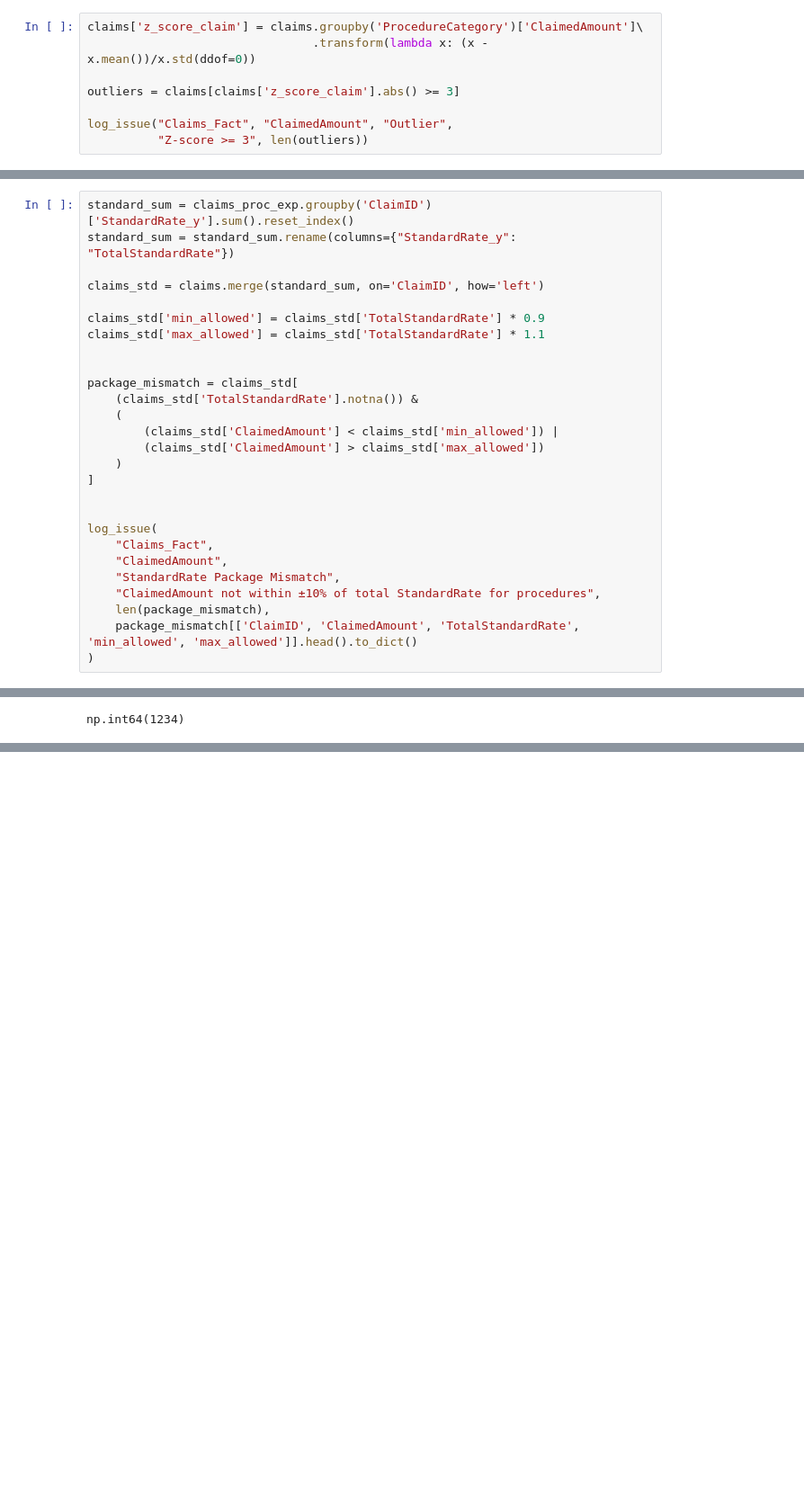
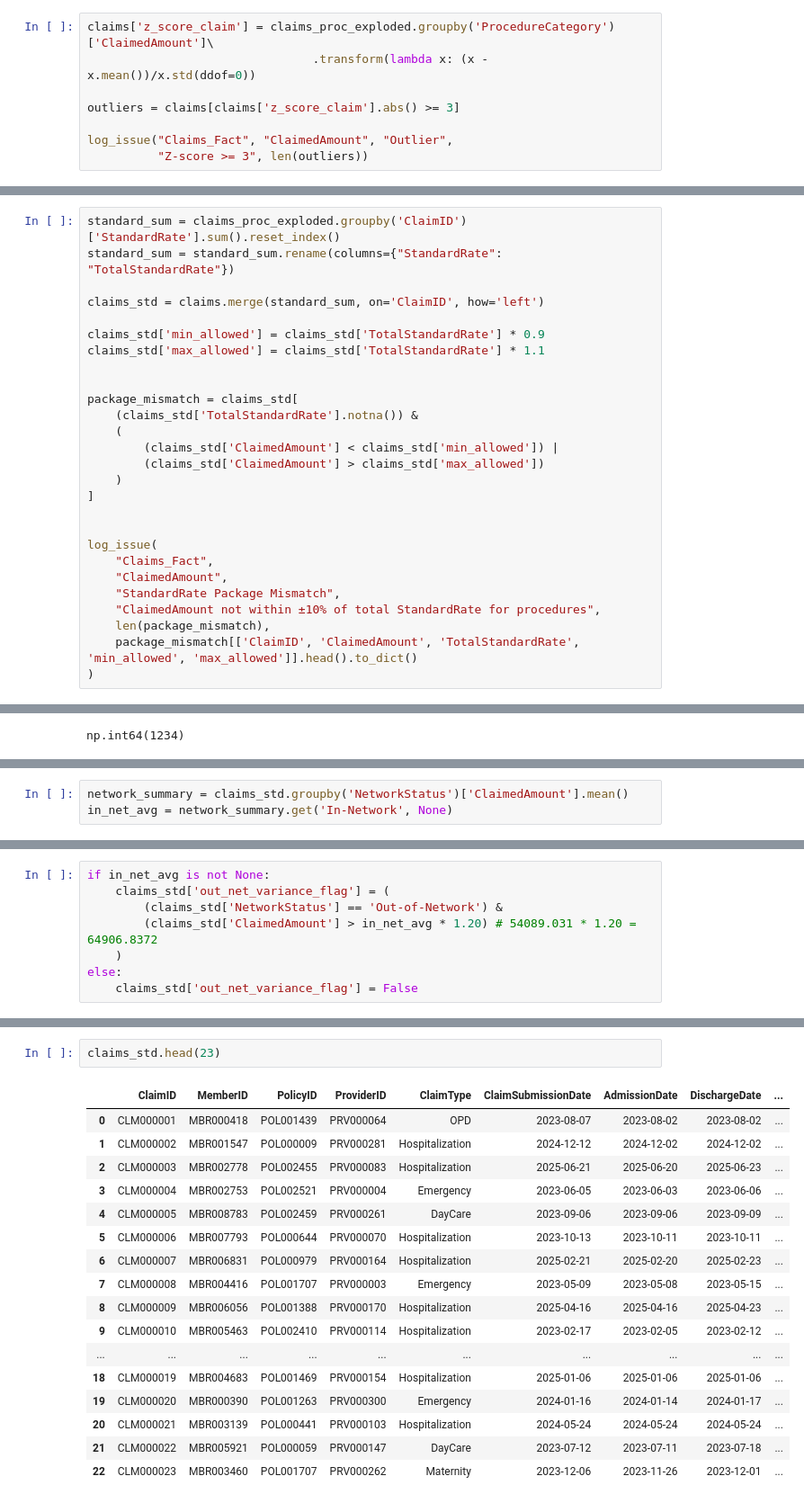
Before and after one commit to Abdulsubahan2003/Capstone, a Jupyter notebook: Capstone/01Capstone.ipynb, the cells around one changed output, grey strips where cells are left out. Shown at 90% size. Drawn from its saved outputs; the diff is of its cells as text; blank space fills up the shorter version.

```diff
--- a/Capstone/01Capstone.ipynb
+++ b/Capstone/01Capstone.ipynb
@@ -136,5 +180,5 @@ claims = claims.merge(
 # %%
-claims['z_score_claim'] = claims.groupby('ProcedureCategory')['ClaimedAmount']\
+claims['z_score_claim'] = claims_proc_exploded.groupby('ProcedureCategory')['ClaimedAmount']\
                                 .transform(lambda x: (x - x.mean())/x.std(ddof=0))
 
 outliers = claims[claims['z_score_claim'].abs() >= 3]
@@ -274,6 +356,6 @@ claims_proc_exp
 # %%
-standard_sum = claims_proc_exp.groupby('ClaimID')['StandardRate_y'].sum().reset_index()
-standard_sum = standard_sum.rename(columns={"StandardRate_y": "TotalStandardRate"})
+standard_sum = claims_proc_exploded.groupby('ClaimID')['StandardRate'].sum().reset_index()
+standard_sum = standard_sum.rename(columns={"StandardRate": "TotalStandardRate"})
 
 claims_std = claims.merge(standard_sum, on='ClaimID', how='left')
 
@@ -331,0 +415,3 @@ np.int64(1234)
+# %%
+network_summary = claims_std.groupby('NetworkStatus')['ClaimedAmount'].mean()
+in_net_avg = network_summary.get('In-Network', None)
@@ -331,0 +429,8 @@ np.int64(1234)
+# %%
+if in_net_avg is not None:
+    claims_std['out_net_variance_flag'] = (
+        (claims_std['NetworkStatus'] == 'Out-of-Network') &
+        (claims_std['ClaimedAmount'] > in_net_avg * 1.20) # 54089.031 * 1.20 = 64906.8372
+    )
+else:
+    claims_std['out_net_variance_flag'] = False
@@ -331,0 +449,20 @@ np.int64(1234)
+# %%
+claims_std.head(23)
+# %% [output]
+|  | ClaimID | MemberID | PolicyID | ProviderID | ClaimType | ClaimSubmissionDate | AdmissionDate | DischargeDate | ... |
+| 0 | CLM000001 | MBR000418 | POL001439 | PRV000064 | OPD | 2023-08-07 | 2023-08-02 | 2023-08-02 | ... |
+| 1 | CLM000002 | MBR001547 | POL000009 | PRV000281 | Hospitalization | 2024-12-12 | 2024-12-02 | 2024-12-02 | ... |
+| 2 | CLM000003 | MBR002778 | POL002455 | PRV000083 | Hospitalization | 2025-06-21 | 2025-06-20 | 2025-06-23 | ... |
+| 3 | CLM000004 | MBR002753 | POL002521 | PRV000004 | Emergency | 2023-06-05 | 2023-06-03 | 2023-06-06 | ... |
+| 4 | CLM000005 | MBR008783 | POL002459 | PRV000261 | DayCare | 2023-09-06 | 2023-09-06 | 2023-09-09 | ... |
+| 5 | CLM000006 | MBR007793 | POL000644 | PRV000070 | Hospitalization | 2023-10-13 | 2023-10-11 | 2023-10-11 | ... |
+| 6 | CLM000007 | MBR006831 | POL000979 | PRV000164 | Hospitalization | 2025-02-21 | 2025-02-20 | 2025-02-23 | ... |
+| 7 | CLM000008 | MBR004416 | POL001707 | PRV000003 | Emergency | 2023-05-09 | 2023-05-08 | 2023-05-15 | ... |
+| 8 | CLM000009 | MBR006056 | POL001388 | PRV000170 | Hospitalization | 2025-04-16 | 2025-04-16 | 2025-04-23 | ... |
+| 9 | CLM000010 | MBR005463 | POL002410 | PRV000114 | Hospitalization | 2023-02-17 | 2023-02-05 | 2023-02-12 | ... |
+| ... | ... | ... | ... | ... | ... | ... | ... | ... | ... |
+| 18 | CLM000019 | MBR004683 | POL001469 | PRV000154 | Hospitalization | 2025-01-06 | 2025-01-06 | 2025-01-06 | ... |
+| 19 | CLM000020 | MBR000390 | POL001263 | PRV000300 | Emergency | 2024-01-16 | 2024-01-14 | 2024-01-17 | ... |
+| 20 | CLM000021 | MBR003139 | POL000441 | PRV000103 | Hospitalization | 2024-05-24 | 2024-05-24 | 2024-05-24 | ... |
+| 21 | CLM000022 | MBR005921 | POL000059 | PRV000147 | DayCare | 2023-07-12 | 2023-07-11 | 2023-07-18 | ... |
+| 22 | CLM000023 | MBR003460 | POL001707 | PRV000262 | Maternity | 2023-12-06 | 2023-11-26 | 2023-12-01 | ... |
```
Also changed, not shown: parts of 25 cells of this notebook.
